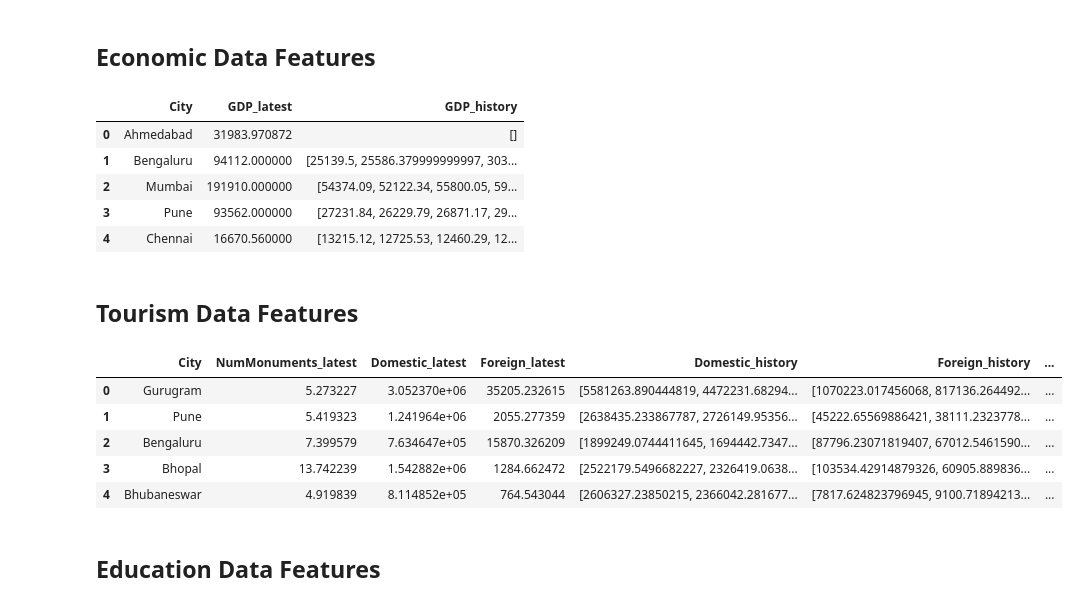
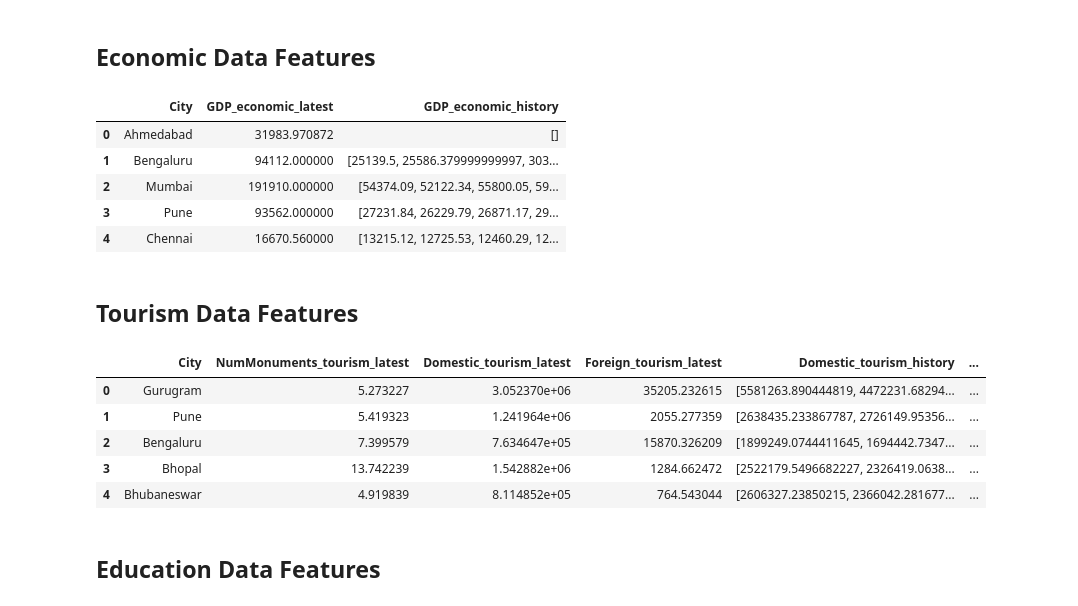
Before and after one commit to SakshatRao/R2_Data_Labs_Hackathon, a Jupyter notebook: CitySelection.ipynb, the cells around one changed output. Cells and saved outputs as stored; diff of their text form; code cells hidden in the pictures.

Commit message:
Updating City Selection notebook

```diff
--- a/CitySelection.ipynb
+++ b/CitySelection.ipynb
@@ -230,7 +230,7 @@ def get_economic_data(cities):
             cities_latest_gdps.append(city_latest_gdp)
             city_gdp_history = city_economic_data['GDP'].values
             cities_gdp_history.append(city_gdp_history)
-    economic_data = pd.DataFrame([cities, cities_latest_gdps, cities_gdp_history], index = ['City', 'GDP_latest', 'GDP_history']).transpose().reset_index(drop = True)
+    economic_data = pd.DataFrame([cities, cities_latest_gdps, cities_gdp_history], index = ['City', 'GDP_economic_latest', 'GDP_economic_history']).transpose().reset_index(drop = True)
     for col in economic_data.columns[1:-1]:
         economic_data[col] = economic_data[col].fillna(np.nanmean(economic_data[col].values))
     return economic_data
@@ -240,7 +240,7 @@ economic_data = get_economic_data(tier_1_2_cities)
 # print(economic_data.info())
 economic_data.head()
 # %% [output]
-|  | City | GDP_latest | GDP_history |
+|  | City | GDP_economic_latest | GDP_economic_history |
 | 0 | Ahmedabad | 31983.970872 | [] |
 | 1 | Bengaluru | 94112.000000 | [25139.5, 25586.379999999997, 303... |
 | 2 | Mumbai | 191910.000000 | [54374.09, 52122.34, 55800.05, 59... |
@@ -260,42 +260,42 @@ def get_tourism_data(cities):
 
     all_cities_coords = preprocessor.city_mapping['Airport_City_Coords']
     all_cities_coords_lat = all_cities_coords.apply(lambda x: float(x.split(',')[0])).values
     all_cities_coords_lon = all_cities_coords.apply(lambda x: float(x.split(',')[1])).values
     all_cities_coords = np.asarray(list(zip(all_cities_coords_lat, all_cities_coords_lon)))
 
     all_cities_tourism_dict = {}
 
     for idx, row in preprocessor.tourist_loc_coords_data.iterrows():
         tourist_loc_coord = np.asarray([row['Latitude'], row['Longitude']])
         closest_idx = closest_node(tourist_loc_coord, all_cities_coords)
         closest_city = cities[closest_idx]
         closest_coord = all_cities_coords[closest_idx]
         closest_dist = geopy.distance.geodesic(tourist_loc_coord, closest_coord).miles
         factor = distance_factor(closest_dist)
         tourism_data = preprocessor.monument_visitors_data.loc[idx].values
         if(closest_city in all_cities_tourism_dict):
             all_cities_tourism_dict[closest_city] += tourism_data[1:] * factor
         else:
             all_cities_tourism_dict[closest_city] = tourism_data[1:] * factor
     tourism_data = pd.DataFrame.from_dict(all_cities_tourism_dict, orient = 'index', columns = preprocessor.monument_visitors_data.columns[1:]).reset_index(drop = False).rename({'index': 'City'}, axis = 1)
-    tourism_data['Domestic_history'] = tourism_data.apply(lambda x: [x['Domestic2018-19'], x['Domestic2019-20'], x['Domestic2020-21'], x['Domestic2021-22']], axis = 1)
-    tourism_data['Foreign_history'] = tourism_data.apply(lambda x: [x['Foreign2018-19'], x['Foreign2019-20'], x['Foreign2020-21'], x['Foreign2021-22']], axis = 1)
+    tourism_data['Domestic_tourism_history'] = tourism_data.apply(lambda x: [x['Domestic2018-19'], x['Domestic2019-20'], x['Domestic2020-21'], x['Domestic2021-22']], axis = 1)
+    tourism_data['Foreign_tourism_history'] = tourism_data.apply(lambda x: [x['Foreign2018-19'], x['Foreign2019-20'], x['Foreign2020-21'], x['Foreign2021-22']], axis = 1)
     tourism_data['NumMonumentsChange'] = tourism_data['NumMonuments2022'] - tourism_data['NumMonuments2020']
     tourism_data.drop(['Domestic2018-19', 'Domestic2019-20', 'Domestic2020-21', 'Foreign2018-19', 'Foreign2019-20', 'Foreign2020-21', 'NumMonuments2020'], axis = 1, inplace = True)
-    tourism_data = tourism_data.rename({'Domestic2021-22': 'Domestic_latest', 'Foreign2021-22': 'Foreign_latest', 'NumMonuments2022': 'NumMonuments_latest', 'NumMonumentsChange': 'NumMonumentsChange_latest'}, axis = 1)
+    tourism_data = tourism_data.rename({'Domestic2021-22': 'Domestic_tourism_latest', 'Foreign2021-22': 'Foreign_tourism_latest', 'NumMonuments2022': 'NumMonuments_tourism_latest', 'NumMonumentsChange': 'NumMonumentsChange_tourism_latest'}, axis = 1)
     return tourism_data
 
 tourism_data = get_tourism_data(tier_1_2_cities)
 # print(pd.isnull(tourism_data).sum())
 # print(tourism_data.info())
 tourism_data.head()
 # %% [output]
-|  | City | NumMonuments_latest | Domestic_latest | Foreign_latest | Domestic_history | Foreign_history | ... |
-| 0 | Gurugram | 5.273227 | 3.052370e+06 | 35205.232615 | [5581263.890444819, 4472231.68294... | [1070223.017456068, 817136.264492... | ... |
-| 1 | Pune | 5.419323 | 1.241964e+06 | 2055.277359 | [2638435.233867787, 2726149.95356... | [45222.65569886421, 38111.2323778... | ... |
-| 2 | Bengaluru | 7.399579 | 7.634647e+05 | 15870.326209 | [1899249.0744411645, 1694442.7347... | [87796.23071819407, 67012.5461590... | ... |
-| 3 | Bhopal | 13.742239 | 1.542882e+06 | 1284.662472 | [2522179.5496682227, 2326419.0638... | [103534.42914879326, 60905.889836... | ... |
-| 4 | Bhubaneswar | 4.919839 | 8.114852e+05 | 764.543044 | [2606327.23850215, 2366042.281677... | [7817.624823796945, 9100.71894213... | ... |
+|  | City | NumMonuments_tourism_latest | Domestic_tourism_latest | Foreign_tourism_latest | Domestic_tourism_history | ... |
+| 0 | Gurugram | 5.273227 | 3.052370e+06 | 35205.232615 | [5581263.890444819, 4472231.68294... | ... |
+| 1 | Pune | 5.419323 | 1.241964e+06 | 2055.277359 | [2638435.233867787, 2726149.95356... | ... |
+| 2 | Bengaluru | 7.399579 | 7.634647e+05 | 15870.326209 | [1899249.0744411645, 1694442.7347... | ... |
+| 3 | Bhopal | 13.742239 | 1.542882e+06 | 1284.662472 | [2522179.5496682227, 2326419.0638... | ... |
+| 4 | Bhubaneswar | 4.919839 | 8.114852e+05 | 764.543044 | [2606327.23850215, 2366042.281677... | ... |
 # %% [markdown]
 ## Education Data Features
 # %%
```
Also changed, not shown: parts of 56 cells of this notebook.
